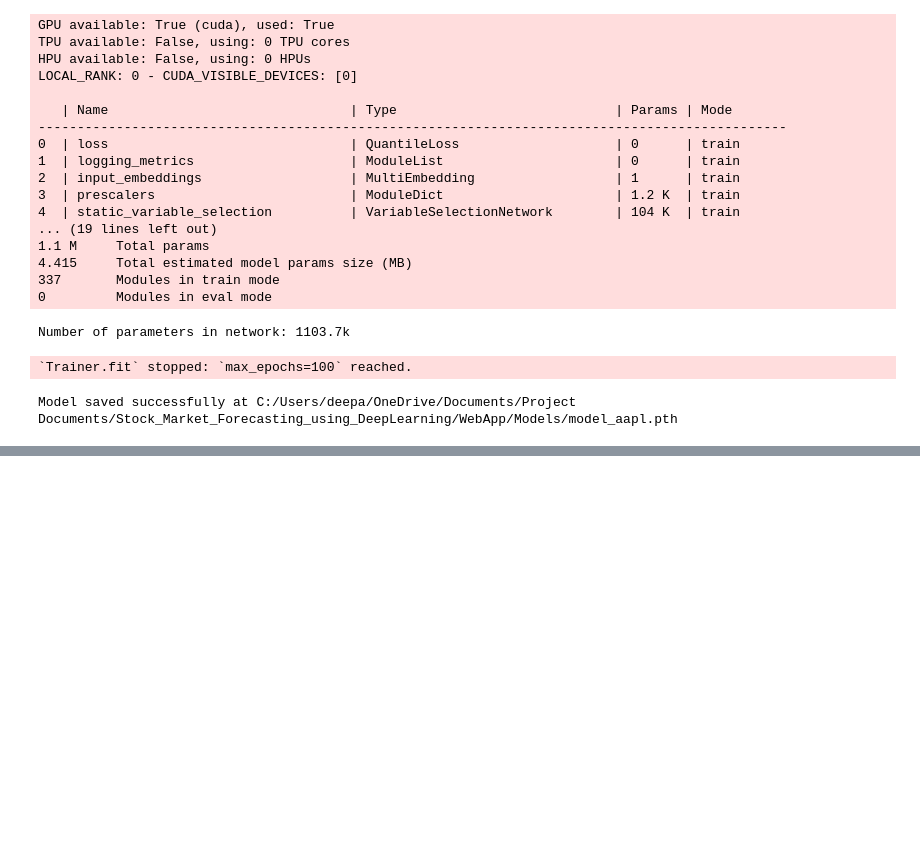
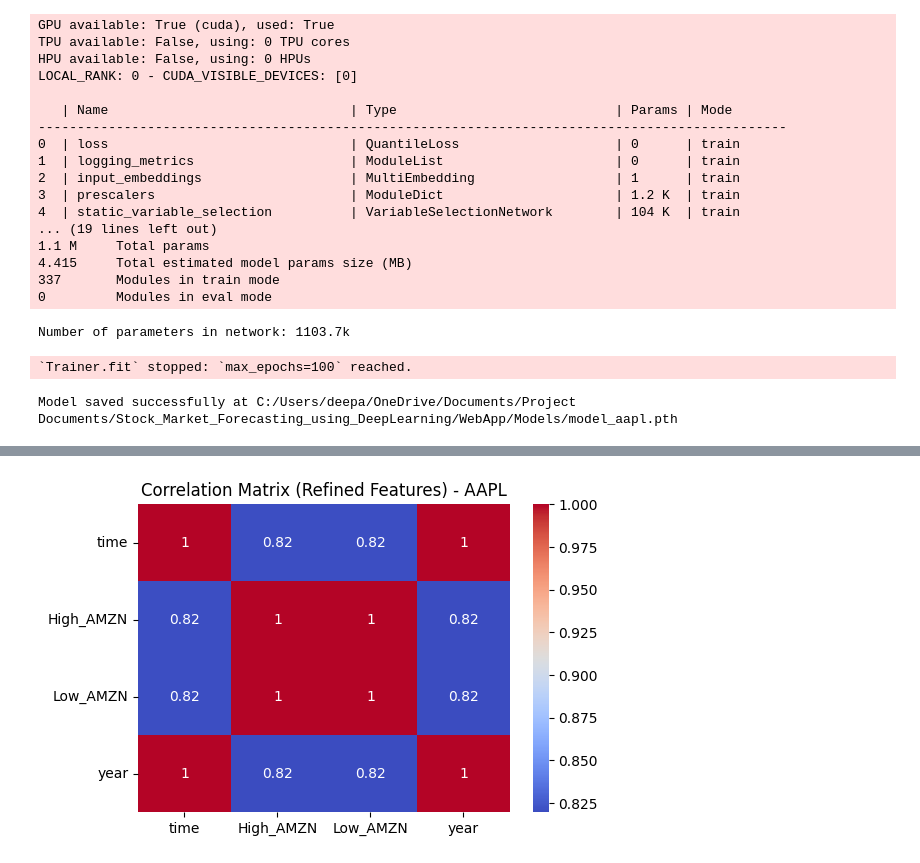
Before and after one commit to deepak-dobbala/Stock_Market_Forecasting_using_DeepLearning, a Jupyter notebook: Training/Train_TFT.ipynb, the cells around one changed output, grey strips where cells are left out. Drawn from its saved outputs; the diff is of its cells as text; code cells hidden in the pictures; blank space fills up the shorter version.

```diff
--- a/Training/Train_TFT.ipynb
+++ b/Training/Train_TFT.ipynb
@@ -613,0 +782,17 @@ Model saved successfully at C:/Users/deepa/OneDrive/Documents/Project Documents/
+# %%
+# Select refined features
+selected_features = ['High_AMZN', 'Low_AMZN', 'year']
+refined_data = data_amazon[['Date', 'time', 'group'] + selected_features].copy()
+
+import seaborn as sns
+import matplotlib.pyplot as plt
+
+numeric_refined = refined_data.select_dtypes(include=[float, int])
+corr_matrix_refined = numeric_refined.corr()
+
+plt.figure(figsize=(6, 4))
+sns.heatmap(corr_matrix_refined, annot=True, cmap='coolwarm')
+plt.title("Correlation Matrix (Refined Features) - AAPL")
+plt.show()
+# %% [output]
+[figure, added]
```
Also changed, not shown: parts of 9 cells of this notebook, 15 other files.
